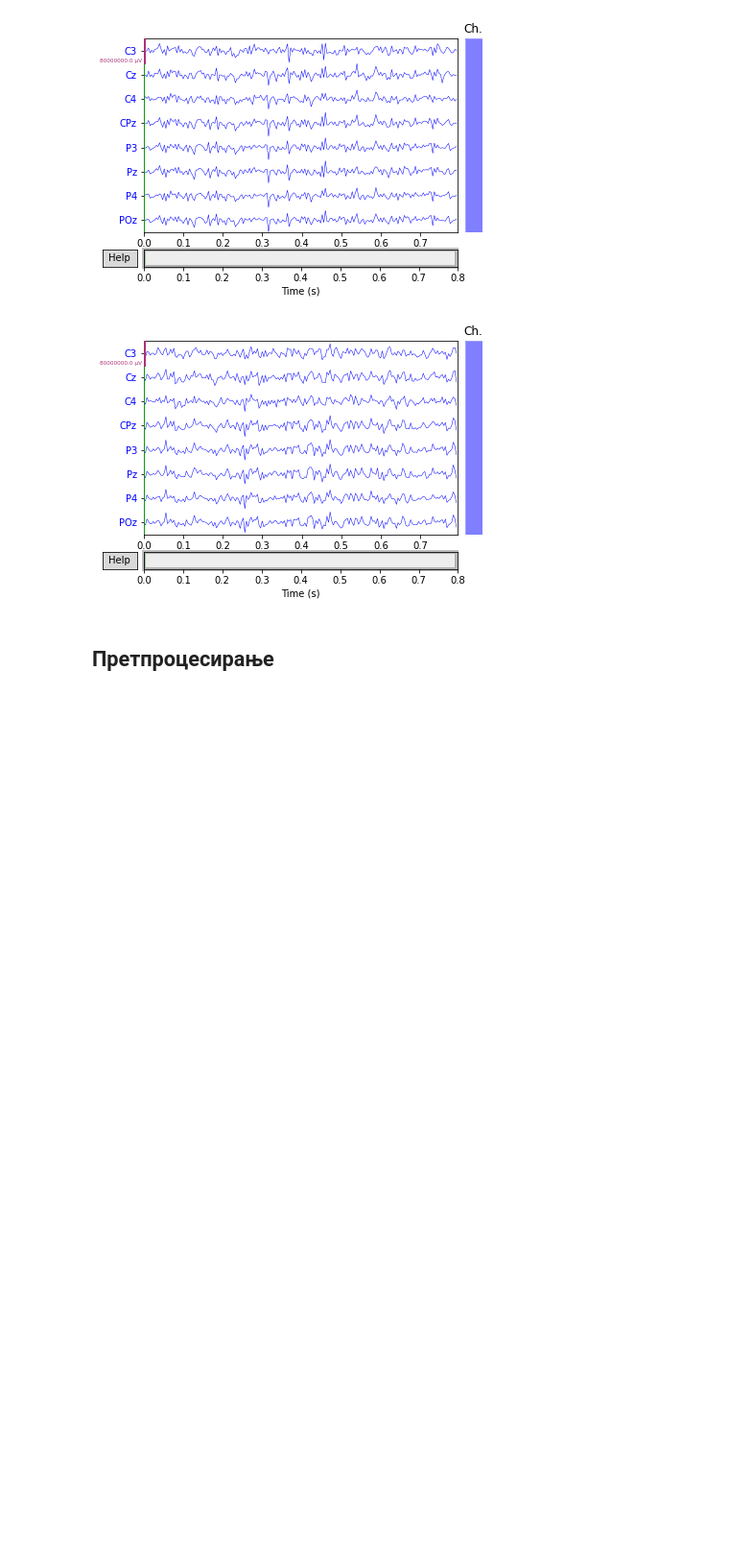
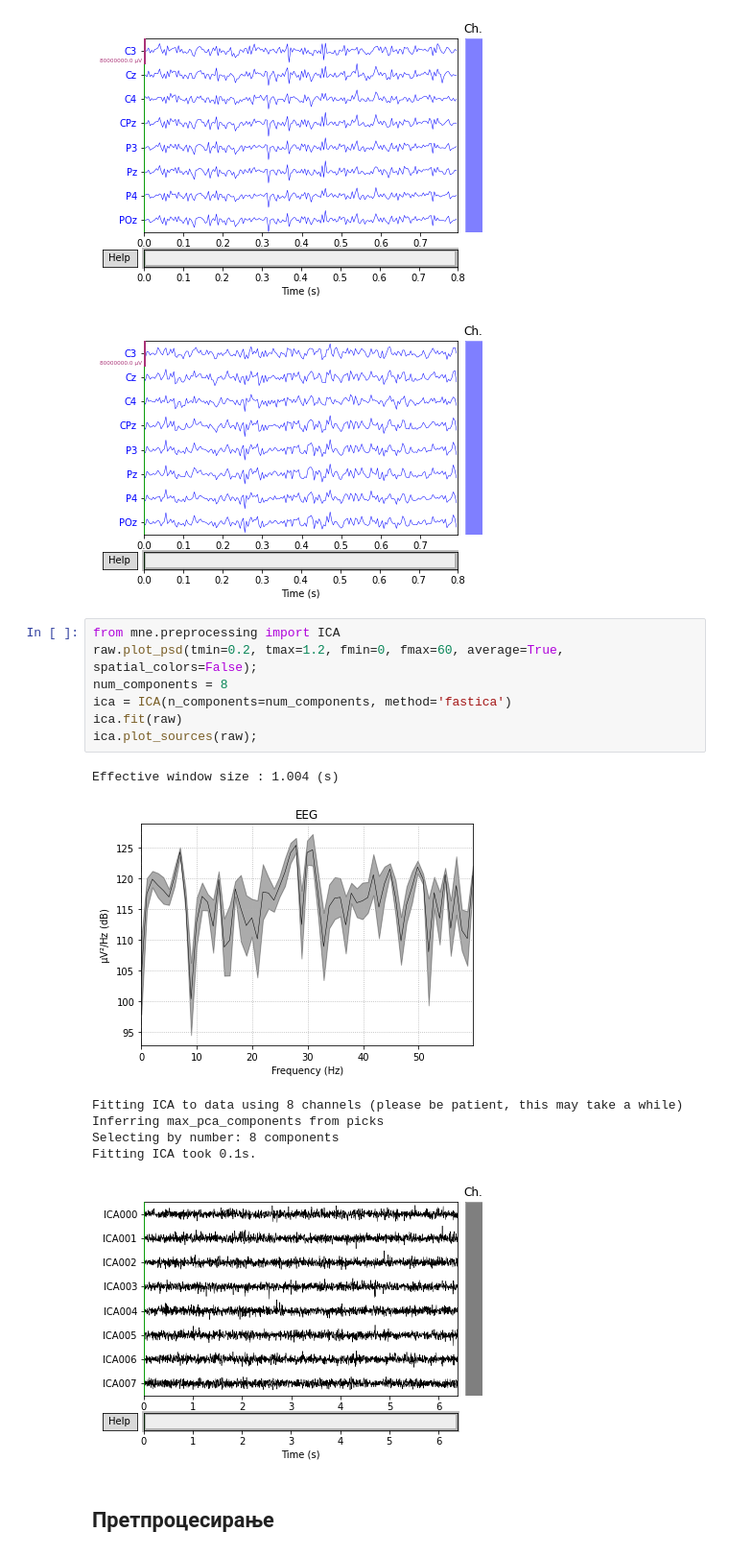
Before and after one commit to dpostolovski/eeg_is, a Jupyter notebook: IS_project.ipynb, the cells around one changed output. Shown at 96% size. Cells and saved outputs as stored; diff of their text form; blank space fills up the shorter version.

```diff
--- a/IS_project.ipynb
+++ b/IS_project.ipynb
@@ -306,6 +306,21 @@ Ready.
 ====== Графици со EEG податоци кога светнале првиот и последниот објект и биле target  ======
 [figure]
 [figure]
+# %%
+from mne.preprocessing import ICA
+raw.plot_psd(tmin=0.2, tmax=1.2, fmin=0, fmax=60, average=True, spatial_colors=False);
+num_components = 8
+ica = ICA(n_components=num_components, method='fastica')
+ica.fit(raw)
+ica.plot_sources(raw);
+# %% [output]
+Effective window size : 1.004 (s)
+[figure, added]
+Fitting ICA to data using 8 channels (please be patient, this may take a while)
+Inferring max_pca_components from picks
+Selecting by number: 8 components
+Fitting ICA took 0.1s.
+[figure, added]
 # %% [markdown]
 ## Претпроцесирање
 # %%
```
Also changed, not shown: parts of 2 cells of this notebook.
